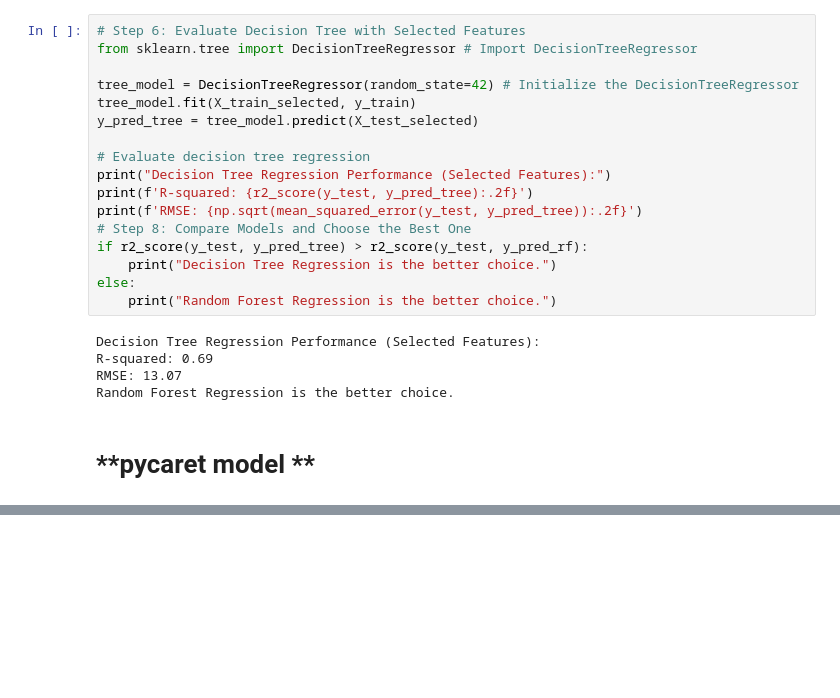
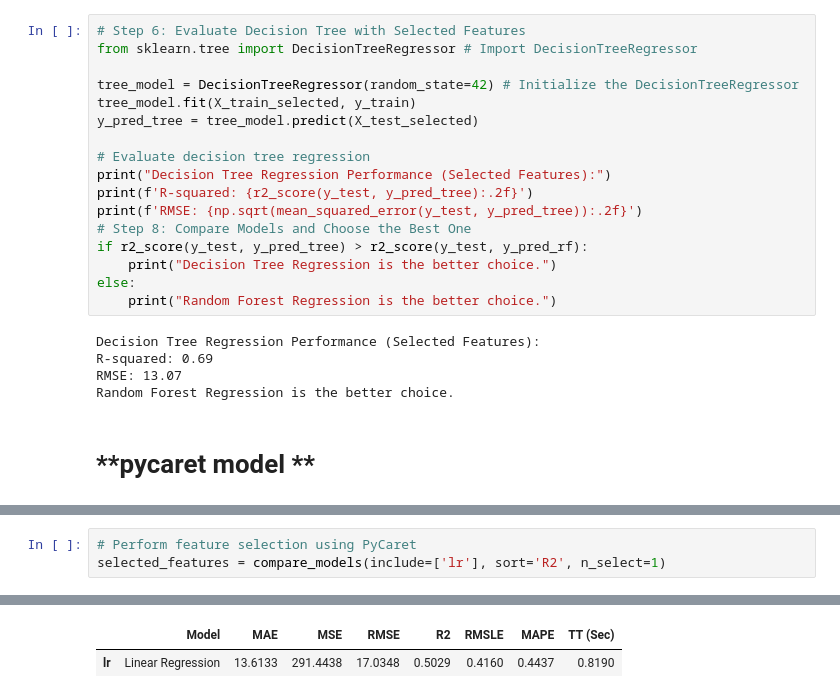
Before and after one commit to hananeY-inventor/test-regression, a Jupyter notebook: regression_.ipynb, the cells around one changed output, grey strips where cells are left out. Cells and saved outputs as stored; diff of their text form; blank space fills up the shorter version.

```diff
--- a/regression_.ipynb
+++ b/regression_.ipynb
@@ -462,0 +485,4 @@ reg_experiment = setup(data=df,
+# %%
+# Perform feature selection using PyCaret
+selected_features = compare_models(include=['lr'], sort='R2', n_select=1)
+# %% [output]
@@ -462,0 +490,2 @@ reg_experiment = setup(data=df,
+|  | Model | MAE | MSE | RMSE | R2 | RMSLE | MAPE | TT (Sec) |
+| lr | Linear Regression | 13.6133 | 291.4438 | 17.0348 | 0.5029 | 0.4160 | 0.4437 | 0.8190 |
```
Also changed, not shown: parts of 7 cells of this notebook.
